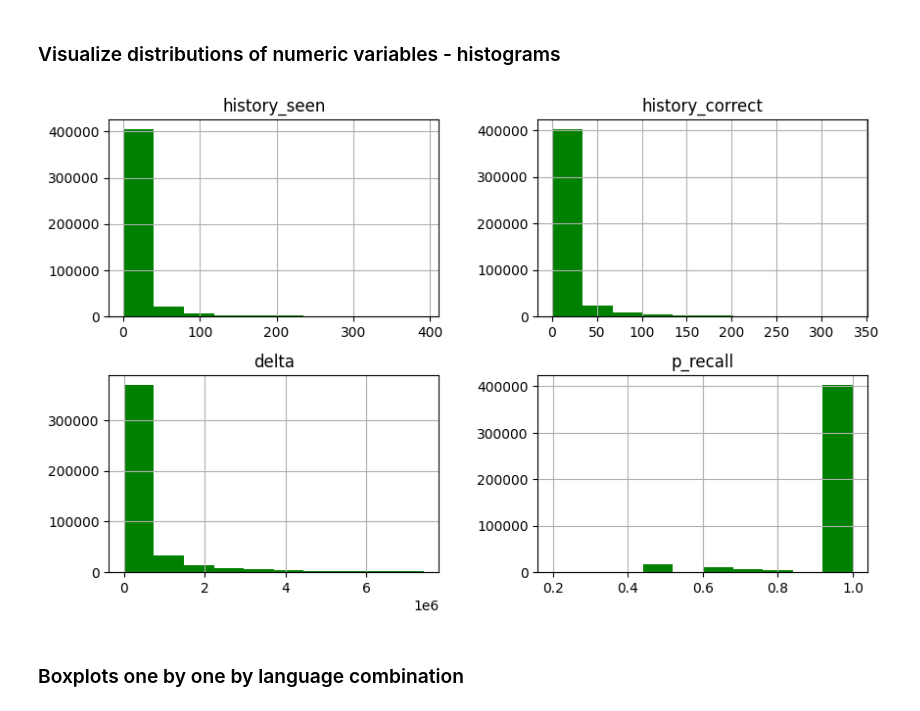
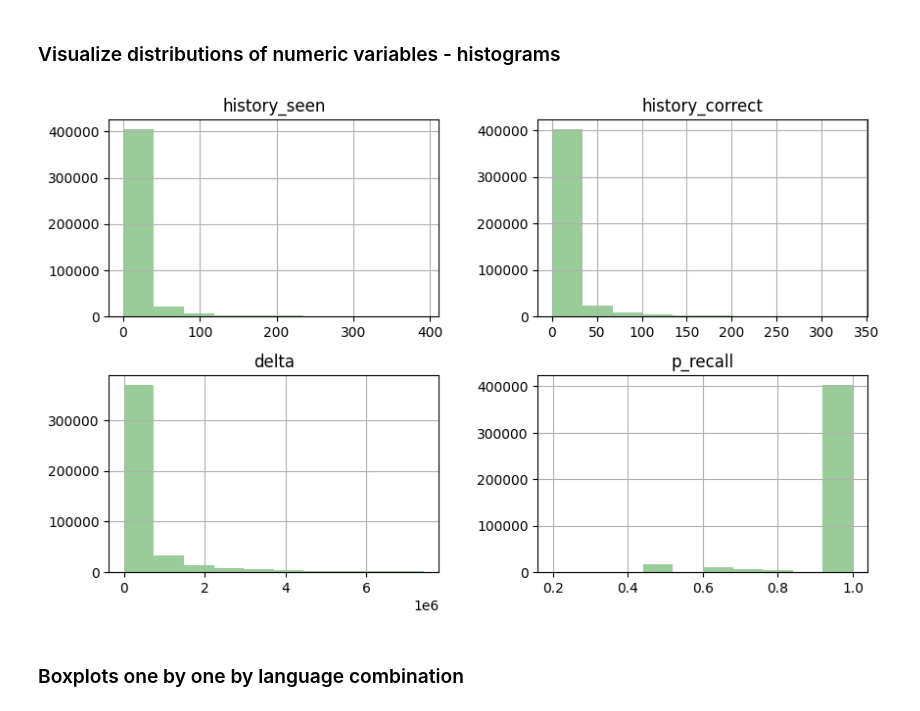
Before and after one commit to juliakubisa/spaced_repetition_algorithm, a Jupyter notebook: notebooks/duolingo_EDA.ipynb, the cells around one changed output. Drawn from its saved outputs; the diff is of its cells as text; code cells hidden in the pictures.

```diff
--- a/notebooks/duolingo_EDA.ipynb
+++ b/notebooks/duolingo_EDA.ipynb
@@ -363,11 +386,11 @@ plt.show()
 ### Visualize distributions of numeric variables - histograms
 # %%
 features = ['history_seen', 'history_correct', 'delta', 'p_recall']
-fig, axes = df[features].hist(figsize=(10,6), color='green')
+fig, axes = df[features].hist(figsize=(10,6), color='g', alpha=0.4)
 plt.ticklabel_format(style = 'plain')
 plt.show()
 # %% [output]
-[figure, old version]
+[figure, new version]
 # %% [markdown]
 ### Boxplots one by one by language combination
 # %%
```
Also changed, not shown: parts of 16 cells of this notebook.
